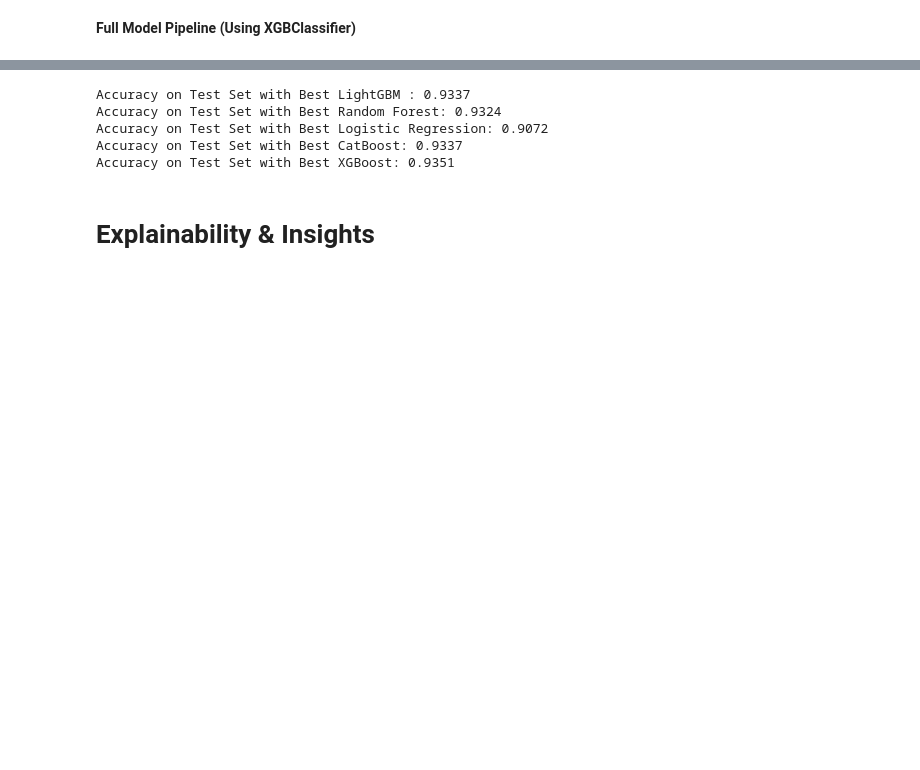
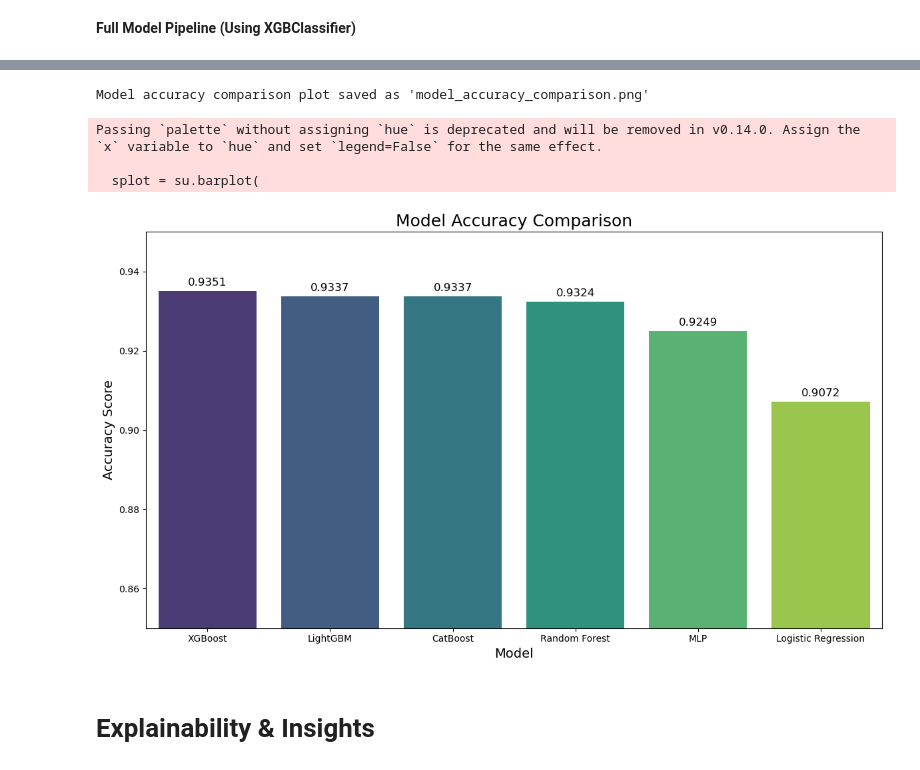
Before and after one commit to kmoshada/Hackathon, a Jupyter notebook: BOOK.ipynb, the cells around one changed output, grey strips where cells are left out. Cells and saved outputs as stored; diff of their text form; code cells hidden in the pictures; blank space fills up the shorter version.

```diff
--- a/BOOK.ipynb
+++ b/BOOK.ipynb
@@ -699,11 +616,58 @@ print(f"Accuracy on Test Set with Best Random Forest: {final_rf_accuracyRandomFo
 print(f"Accuracy on Test Set with Best Logistic Regression: {final_lr_accuracy:.4f}")
 print(f"Accuracy on Test Set with Best CatBoost: {final_cb_accuracy:.4f}")
 print(f"Accuracy on Test Set with Best XGBoost: {final_xgb_accuracy:.4f}")
+print(f"Accuracy on Test Set with Best MLPClassifier: {final_mlp_accuracy:.4f}")
-# %% [output]
-Accuracy on Test Set with Best LightGBM : 0.9337
-Accuracy on Test Set with Best Random Forest: 0.9324
-Accuracy on Test Set with Best Logistic Regression: 0.9072
-Accuracy on Test Set with Best CatBoost: 0.9337
-Accuracy on Test Set with Best XGBoost: 0.9351
+# %%
+import pandas as pd
+import seaborn as su
+import matplotlib.pyplot as plt
+
+model_scores = {
+    'LightGBM': final_accuracyLightGBM,
+    'Random Forest':final_rf_accuracyRandomForest,
+    'Logistic Regression': final_lr_accuracy,
+    'CatBoost': final_cb_accuracy,
+    'XGBoost': final_xgb_accuracy,
+    'MLP': final_mlp_accuracy,
+    # 'Stacking': final_stacking_accuracy
+}
+
+scores_df = pd.DataFrame(list(model_scores.items()), columns=['Model', 'Accuracy'])
+scores_df = scores_df.sort_values(by='Accuracy', ascending=False)
+
+plt.figure(figsize=(12, 7))
+
+splot = su.barplot(
+    x='Model',
+    y='Accuracy',
+    data=scores_df,
+    palette='viridis'
+)
+
+plt.title('Model Accuracy Comparison', fontsize=18)
+plt.xlabel('Model', fontsize=14)
+plt.ylabel('Accuracy Score', fontsize=14)
+
+plt.ylim(0.85, 0.95)
+
+for p in splot.patches:
+    splot.annotate(format(p.get_height(), '.4f'),
+                   (p.get_x() + p.get_width() / 2., p.get_height()),
+                   ha = 'center',
+                   va = 'center',
+                   xytext = (0, 9),
+                   textcoords = 'offset points',
+                   fontsize=12)
+
+plt.tight_layout()
+plt.savefig('model_accuracy_comparison.png')
+
+print("Model accuracy comparison plot saved as 'model_accuracy_comparison.png'")
+# %% [output]
+Model accuracy comparison plot saved as 'model_accuracy_comparison.png'
+Passing `palette` without assigning `hue` is deprecated and will be removed in v0.14.0. Assign the `x` variable to `hue` and set `legend=False` for the same effect.
+
+  splot = su.barplot(
+[figure, added]
 # %% [markdown]
 # Explainability & Insights
```
Also changed, not shown: parts of 10 cells of this notebook.
